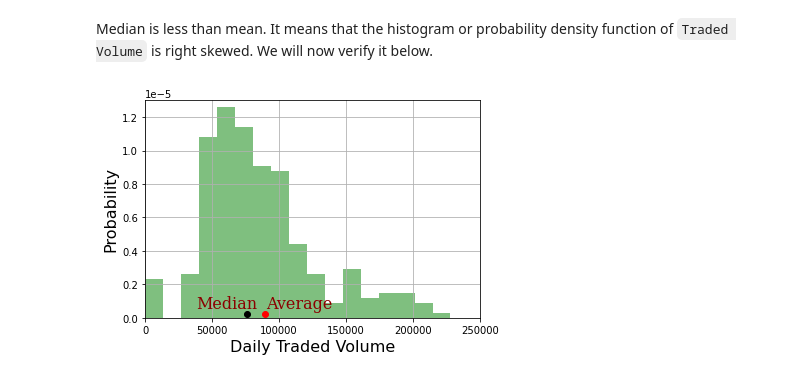
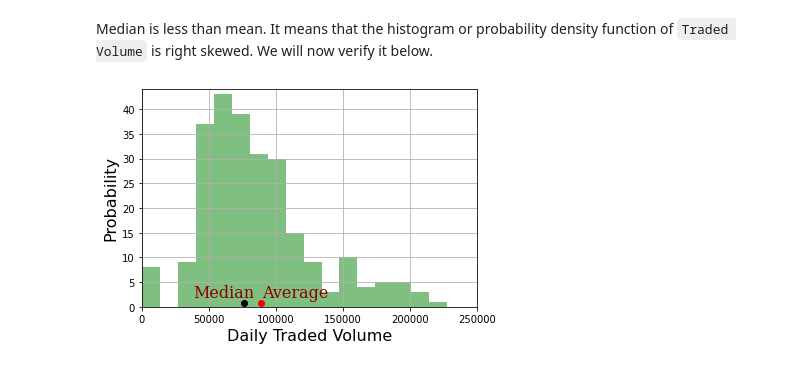
Before and after one commit to sonjoydasphd/DataScienceProjects, a Jupyter notebook: DasAPI_DataWranglingMiniProject.ipynb, the cells around one changed output. Saved outputs shown, nothing was run; the diff lists cells and outputs as text; code cells hidden in the pictures.

```diff
--- a/DasAPI_DataWranglingMiniProject.ipynb
+++ b/DasAPI_DataWranglingMiniProject.ipynb
@@ -704,19 +712,19 @@ Median is less than mean. It means that the histogram or probability density fun
 # %%
 # Draw histogram to visually verify the mean and median
 # the histogram of the data
 
-plt.hist(tradingVolumes2017, 50, density=True, facecolor='g', alpha=0.5)
+n, bins, patches = plt.hist(tradingVolumes2017, 50, facecolor='g', alpha=0.5)
 plt.xlabel('Daily Traded Volume',fontsize=16)
 plt.ylabel('Probability',fontsize=16)
 plt.xlim(0, 250000)
-plt.ylim(0, 1.3*1e-5)
+plt.ylim(0, 44)
 plt.grid(True)
 
-plt.plot(meanTradingVolumes2017,0.0000002,'ro')
-plt.text(1.01*meanTradingVolumes2017, 0.0000006, 'Average',fontdict=font)
+plt.plot(meanTradingVolumes2017,0.7,'ro')
+plt.text(1.01*meanTradingVolumes2017, 2, 'Average',fontdict=font)
 
-plt.plot(medianTradingVolumes2017,0.0000002,'ko')
-plt.text(0.5*medianTradingVolumes2017, 0.0000006, 'Median',fontdict=font)
+plt.plot(medianTradingVolumes2017,0.7,'ko')
+plt.text(0.5*medianTradingVolumes2017, 2, 'Median',fontdict=font)
 plt.show()
 # %% [output]
-[figure, old version]
+[figure, new version]
```
Also changed, not shown: parts of 5 cells of this notebook.
